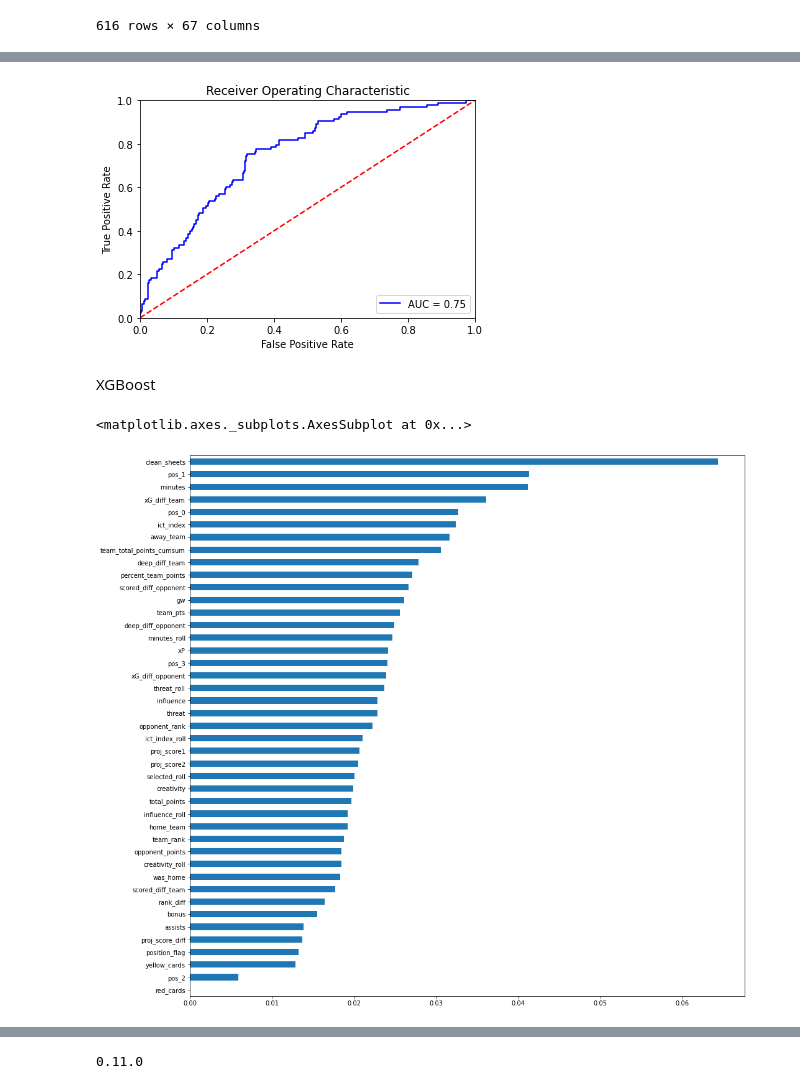
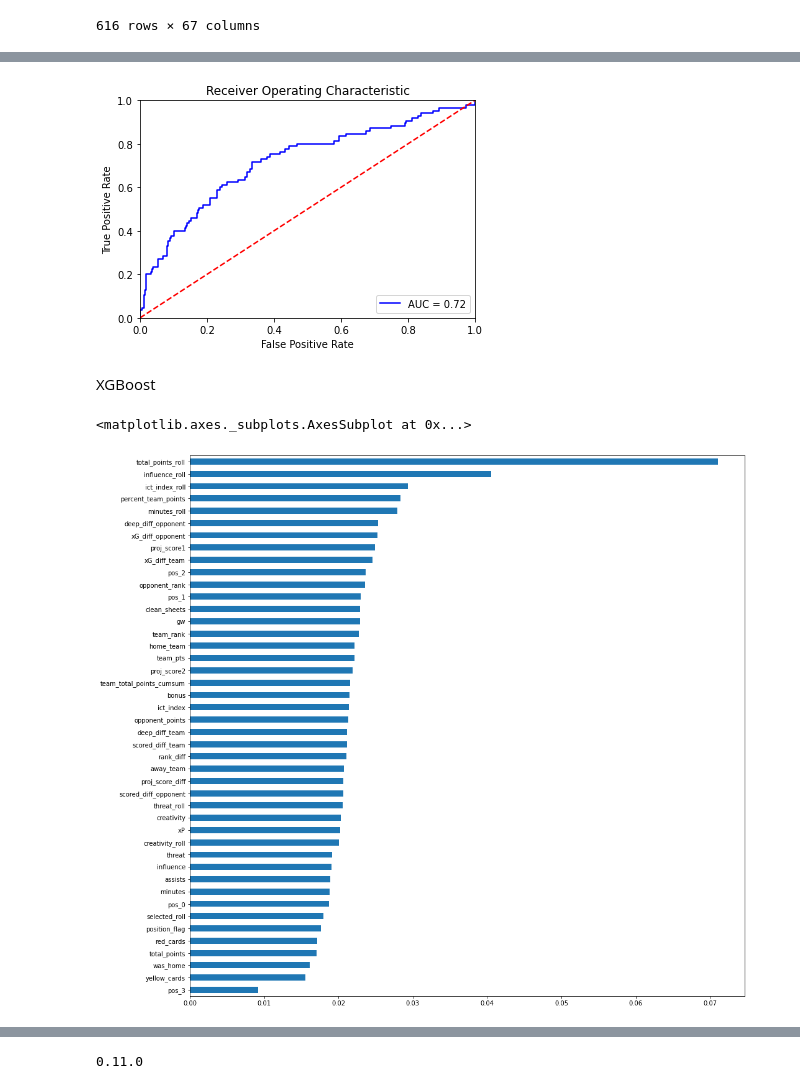
Before and after one commit to arpitsolanki/FPLBot, a Jupyter notebook: Fantasy_League.ipynb, the cells around one changed output, grey strips where cells are left out. Drawn from its saved outputs; the diff is of its cells as text; code cells hidden in the pictures.

```diff
--- a/Fantasy_League.ipynb
+++ b/Fantasy_League.ipynb
@@ -21,7 +21,7 @@ from sklearn.metrics import roc_curve#RoC Curve
 from sklearn.metrics import accuracy_score, precision_score, recall_score, f1_score, roc_auc_score, roc_curve#Metrics Functions
 # %%
 #Define GW for predictions
-GW=16
+GW=17
 
 #Fantasy API Calls to pull historic player stats
 url = 'https://fantasy.premierleague.com/api/bootstrap-static/'
@@ -382,18 +376,22 @@ del team_gp['team_total_points']
 weekly_data_subset=weekly_data_team_spi_zero[['player_name','gw','position','team','round','id_x','team_id','xP','assists','bonus','clean_sheets','goals_scored','goals_conceded','minutes','creativity','ict_index','influence','selected','threat','yellow_cards','red_cards','was_home','home_team','away_team','proj_score1','proj_score2','total_points','point_flag']]
 weekly_data_subset=weekly_data_subset.rename(columns={"id_x": "opponent_id"})
 
-#Weekly Cumulative sums
+#Weekly Cumulative sums for last four weeks
 weekly_data_subset.sort_values(by=['player_name','gw'],ascending=True,inplace=True)
 gp_cols=weekly_data_subset[['player_name','gw','red_cards','yellow_cards','xP','total_points','bonus','clean_sheets','assists','minutes','influence','creativity','threat','ict_index']]
-gp_cols=gp_cols.loc[gp_cols.gw>=GW-4]
+#gp_cols=gp_cols.loc[gp_cols.gw>=GW-4]
 gp_cumsum=gp_cols.groupby(['player_name','gw']).sum().groupby('player_name').cumsum().reset_index()
 
+#Season rolling numbers
+
 #Weekly Mean Sums
-weekly_rolling_means = weekly_data_subset.join(weekly_data_subset.groupby(['player_name']).expanding().agg({'minutes':'mean','influence': 'mean', 'creativity': 'mean', 'threat': 'mean','ict_index':'mean','selected':'mean'})
+weekly_rolling_means = weekly_data_subset.join(weekly_data_subset.groupby(['player_name']).expanding().agg({'minutes':'mean','influence': 'mean', 'creativity': 'mean', 'threat': 'mean','ict_index':'mean','selected':'mean','total_points':'mean'})
                .reset_index(level=0, drop=True)
                .add_suffix('_roll'))
 weekly_rolling_means=weekly_rolling_means.groupby(['round', 'player_name']).last().reset_index()
-weekly_rolling_means=weekly_rolling_means[['player_name','gw','influence_roll', 'creativity_roll', 'threat_roll','ict_index_roll','minutes_roll','selected_roll']]
+weekly_rolling_means=weekly_rolling_means[['player_name','gw','influence_roll', 'creativity_roll', 'threat_roll','ict_index_roll','minutes_roll','selected_roll','total_points_roll']]
+
+
 
 weekly_data_subset_new=weekly_data_subset[['player_name','gw','position','team','round','team_id','opponent_id','was_home','home_team','away_team','proj_score1','proj_score2','point_flag']].copy()
 
@@ -509,17 +523,18 @@ del X_test['round_y']
 from sklearn.model_selection import cross_val_score
 from sklearn.model_selection import RepeatedStratifiedKFold
 
-model = RandomForestClassifier(n_estimators=100,max_depth=10, random_state=0,min_samples_split=5,class_weight='balanced_subsample')
-model.fit(X_train,Y_train)#Fitting the model
+model_rf = RandomForestClassifier(n_estimators=100,max_depth=7, random_state=0,min_samples_split=10)
+#class_weight='balanced_subsample'
+model_rf.fit(X_train,Y_train)#Fitting the model
 #Generating predictions from Random Fores Models
-pred_rf=model.predict(X_test)
-pred_rf_proba=model.predict_proba(X_test)
+pred_rf=model_rf.predict(X_test)
+pred_rf_proba=model_rf.predict_proba(X_test)
 
-feat_importances = pd.Series(model.feature_importances_, index=X_train.columns)
+feat_importances = pd.Series(model_rf.feature_importances_, index=X_train.columns)
 feat_importances=feat_importances.sort_values()
 feat_importances.plot(kind='barh',figsize=(16,16))#Plotting feature importance
 
 print('Model Accuracy')
-print(model.score(X_test,Y_test))
+print(model_rf.score(X_test,Y_test))
 # %% [output]
 Model Accuracy
@@ -603,7 +618,7 @@ def plot_curve(pred):
   plt.show()
 plot_curve(pred_rf_proba)
 # %% [output]
-[figure, old version]
+[figure, new version]
 # %%
 # optimal_proba_cutoff = sorted(list(zip(np.abs(tpr - fpr), pred_rf_proba)), key=lambda i: i[0], reverse=True)[0][1]
 # print(optimal_proba_cutoff)
@@ -621,27 +636,29 @@ plot_curve(pred_rf_proba)
 # %%
 from xgboost import XGBClassifier
 
 
-model = XGBClassifier(max_depth=7,
+model_xg = XGBClassifier(max_depth=7,
    # 'max_leaves' : 2**4,
     alpha=0.1,
    # 'lambda' : 0.2,
-    subsample=0.8,
+   eta=0.1,
+    subsample=0.7,
+    min_child_weight =5,
     learning_rate=0.1, #default = 0.3,
     colsample_bytree=0.7,
     eval_metric='auc',
     objective = 'binary:logistic',
     grow_policy='lossguide',
     n_estimators=100)
-model.fit(X_train, Y_train)
-pred_xg_proba=model.predict_proba(X_test)
+model_xg.fit(X_train, Y_train)
+pred_xg_proba=model_xg.predict_proba(X_test)
 
-feat_importances = pd.Series(model.feature_importances_, index=X_train.columns)
+feat_importances = pd.Series(model_xg.feature_importances_, index=X_train.columns)
 feat_importances=feat_importances.sort_values()
 feat_importances.plot(kind='barh',figsize=(16,16))#Plotting feature importance
 # %% [output]
 <matplotlib.axes._subplots.AxesSubplot at 0x...>
-[figure, old version]
+[figure, new version]
 # %%
 plot_curve(pred_xg_proba)
 plot_hist(pred_xg_proba)
```
Also changed, not shown: parts of 33 cells of this notebook.
